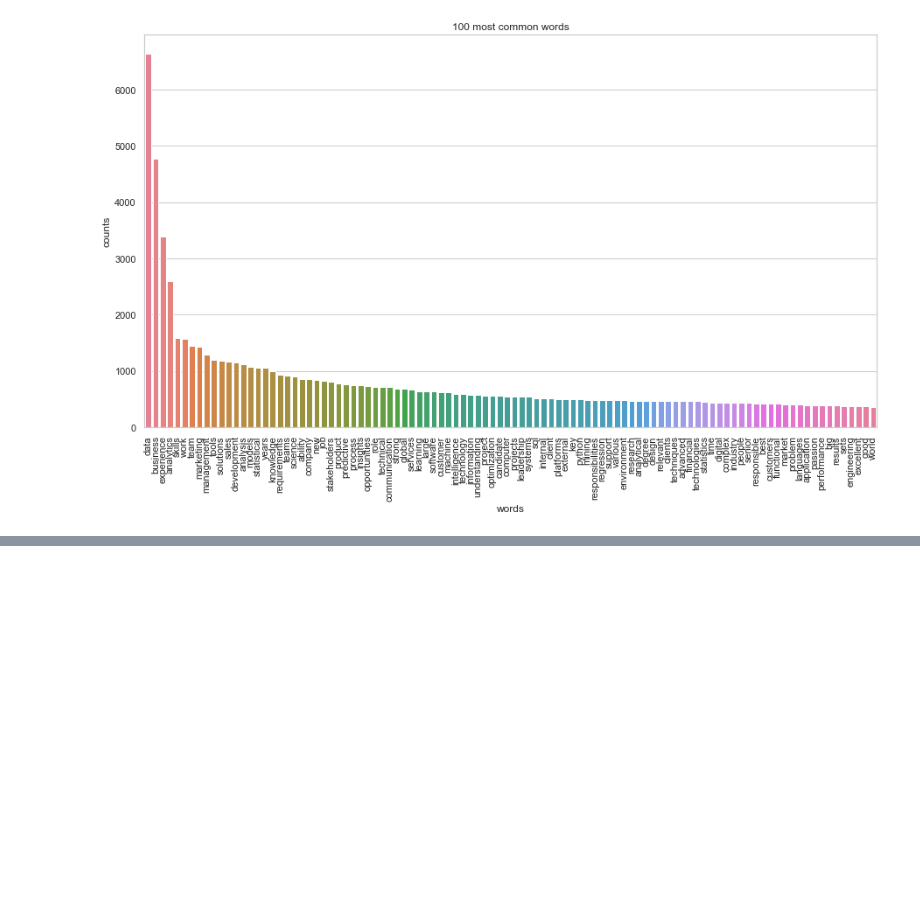
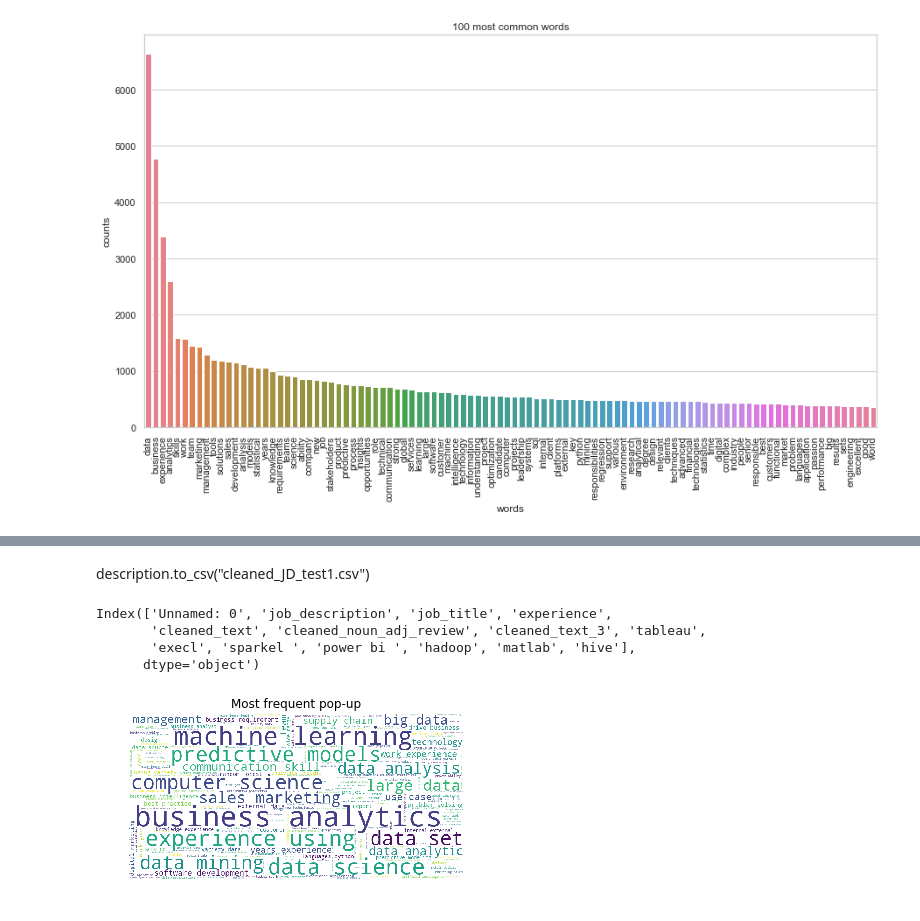
Before and after one commit to NivyaSreeAvula/Business-Analyst, a Jupyter notebook: cleaned text 2.ipynb, the cells around one changed output, grey strips where cells are left out. Drawn from its saved outputs; the diff is of its cells as text; code cells hidden in the pictures; blank space fills up the shorter version.

```diff
--- a/cleaned text 2.ipynb
+++ b/cleaned text 2.ipynb
@@ -33,6 +33,7 @@ import spacy
 
 
 description=pd.read_csv("cleaned_JD_test.csv", sep=",")
+description1= pd.read_csv("cleaned_JD_test1.csv",sep=",")
 pd.options.display.max_columns = None
 pd.options.display.max_rows = None
 pd.options.display.max_colwidth=-1
@@ -645,0 +656,24 @@ description.to_csv("cleaned_JD_test1.csv")
+# %% [markdown]
+description.to_csv("cleaned_JD_test1.csv")
+# %%
+description1.columns
+# %% [output]
+Index(['Unnamed: 0', 'job_description', 'job_title', 'experience',
+       'cleaned_text', 'cleaned_noun_adj_review', 'cleaned_text_3', 'tableau',
+       'execl', 'sparkel ', 'power bi ', 'hadoop', 'matlab', 'hive'],
+      dtype='object')
+# %%
+import numpy as np
+from PIL import Image
+%matplotlib inline
+maskArray = np.array(Image.open("Bird.png"))
+wordcloud = WordCloud(height=2000, width=2000,mask = maskArray, background_color='white')
+wordcloud = wordcloud.generate(' '.join(description1["cleaned_noun_adj_review"].tolist()))
+
+plt.title("Most frequent pop-up")
+plt.imshow(wordcloud)
+wordcloud.to_file("cleaned_2.png")
+plt.axis('off')
+plt.show()
+# %% [output]
+[figure, added]
```
Also changed, not shown: parts of 16 cells of this notebook, 1 other file.
